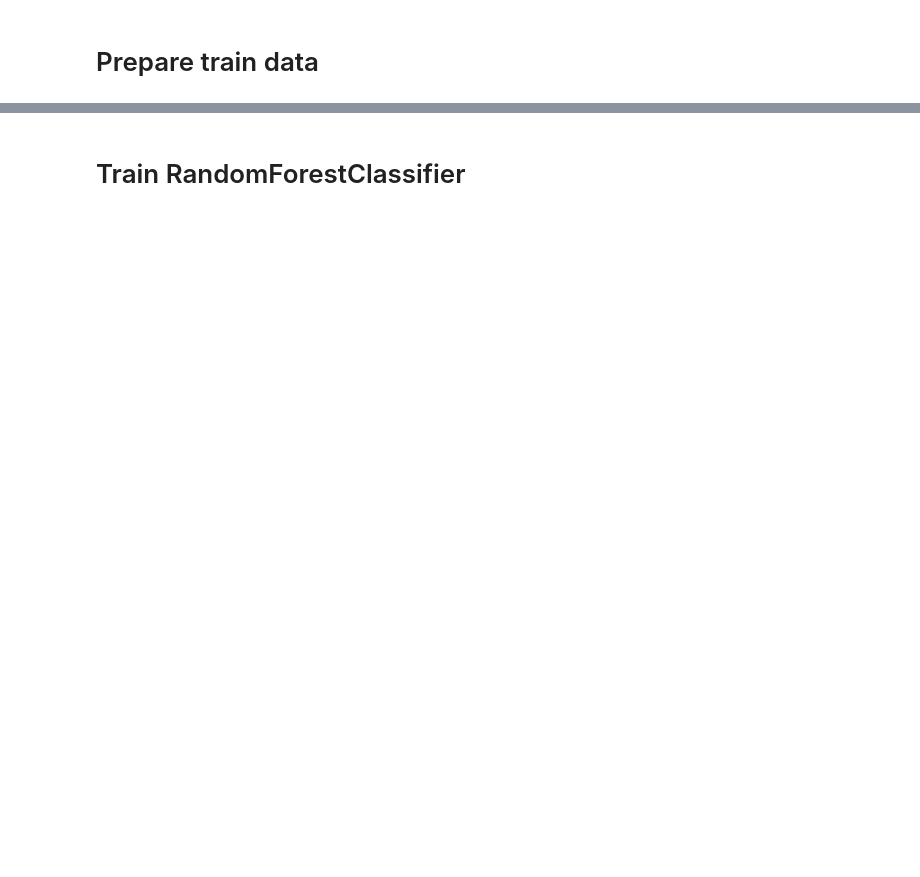
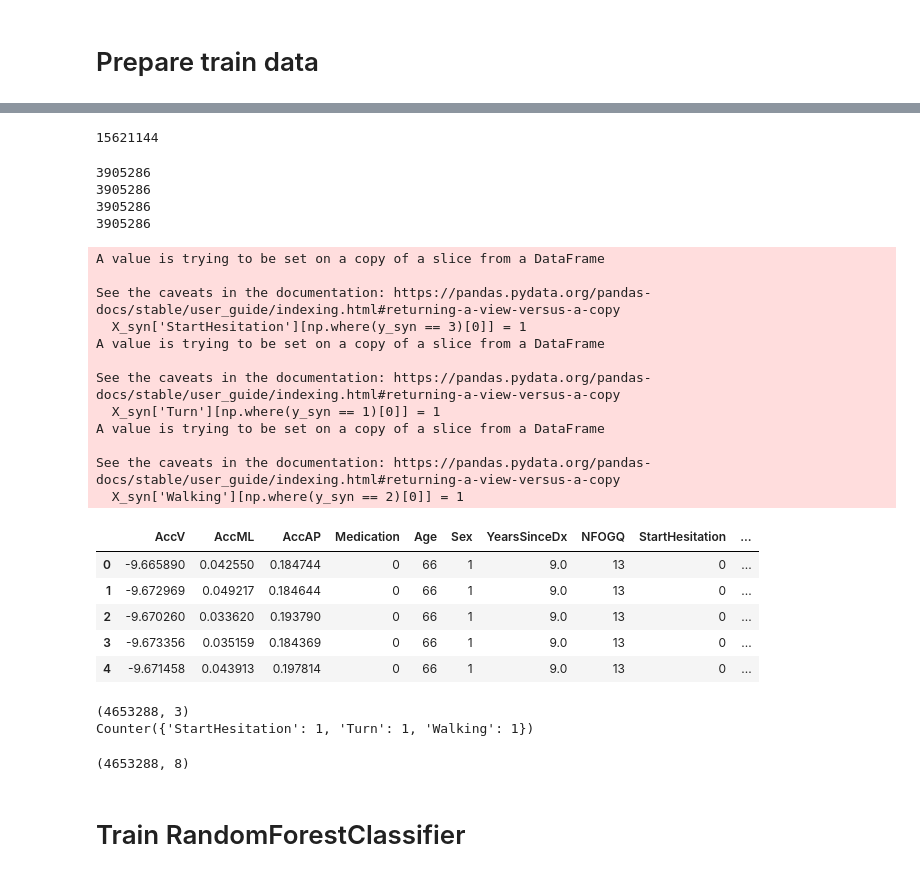
Before and after one commit to laurens88/mlip, a Jupyter notebook: super-simple-baseline.ipynb, the cells around one changed output, grey strips where cells are left out. Cells and saved outputs as stored; diff of their text form; code cells hidden in the pictures; blank space fills up the shorter version.

```diff
--- a/super-simple-baseline.ipynb
+++ b/super-simple-baseline.ipynb
@@ -132,2 +228,48 @@ df_train.head()
+# %%
+smote = SMOTE(random_state = 4, k_neighbors=100)
+
+X_syn, y_syn = smote.fit_resample(X_data, y_data)
+
+y_syn.head()
+print(len(y_syn))
+# %% [output]
+15621144
+# %%
+print(len(np.where(y_syn == 0)[0]))
+print(len(np.where(y_syn == 1)[0]))
+print(len(np.where(y_syn == 2)[0]))
+print(len(np.where(y_syn == 3)[0]))
+# %% [output]
+3905286
+3905286
+3905286
+3905286
+# %%
+X_syn['StartHesitation'] = 0
+X_syn['Turn'] = 0
+X_syn['Walking'] = 0
+X_syn['StartHesitation'][np.where(y_syn == 3)[0]] = 1
+X_syn['Turn'][np.where(y_syn == 1)[0]] = 1
+X_syn['Walking'][np.where(y_syn == 2)[0]] = 1
+X_syn.head()
+# %% [output]
+A value is trying to be set on a copy of a slice from a DataFrame
+
+See the caveats in the documentation: https://pandas.pydata.org/pandas-docs/stable/user_guide/indexing.html#returning-a-view-versus-a-copy
+  X_syn['StartHesitation'][np.where(y_syn == 3)[0]] = 1
+A value is trying to be set on a copy of a slice from a DataFrame
+
+See the caveats in the documentation: https://pandas.pydata.org/pandas-docs/stable/user_guide/indexing.html#returning-a-view-versus-a-copy
+  X_syn['Turn'][np.where(y_syn == 1)[0]] = 1
+A value is trying to be set on a copy of a slice from a DataFrame
+
+See the caveats in the documentation: https://pandas.pydata.org/pandas-docs/stable/user_guide/indexing.html#returning-a-view-versus-a-copy
+  X_syn['Walking'][np.where(y_syn == 2)[0]] = 1
+|  | AccV | AccML | AccAP | Medication | Age | Sex | YearsSinceDx | NFOGQ | StartHesitation | ... |
+| 0 | -9.665890 | 0.042550 | 0.184744 | 0 | 66 | 1 | 9.0 | 13 | 0 | ... |
+| 1 | -9.672969 | 0.049217 | 0.184644 | 0 | 66 | 1 | 9.0 | 13 | 0 | ... |
+| 2 | -9.670260 | 0.033620 | 0.193790 | 0 | 66 | 1 | 9.0 | 13 | 0 | ... |
+| 3 | -9.673356 | 0.035159 | 0.184369 | 0 | 66 | 1 | 9.0 | 13 | 0 | ... |
+| 4 | -9.671458 | 0.043913 | 0.197814 | 0 | 66 | 1 | 9.0 | 13 | 0 | ... |
 # %%
 # split data into features and target.
@@ -136,3 +278,18 @@ X = df_train.drop(['StartHesitation', 'Turn', 'Walking', 'Time'], axis=1)  # fea
+# %%
+# check the contents of the target
+y.head()
+print(y.shape)
+from collections import Counter
+
+# count the frequency of each class
+count = Counter(y)
+print(count)
+# %% [output]
+(4653288, 3)
+Counter({'StartHesitation': 1, 'Turn': 1, 'Walking': 1})
 # %%
-# check the contents of the target
-y.head()
+# check the contents of the feature
+X.head()
+print(X.shape)
+# %% [output]
+(4653288, 8)
```
Also changed, not shown: parts of 20 cells of this notebook.
